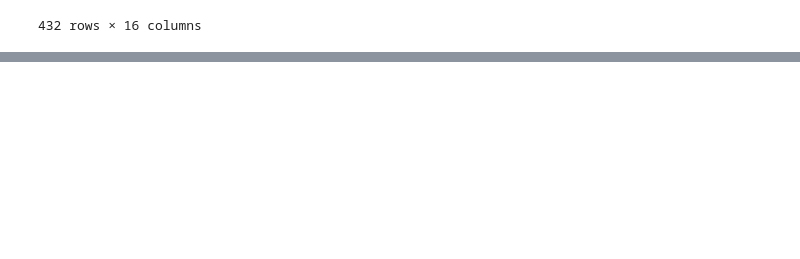
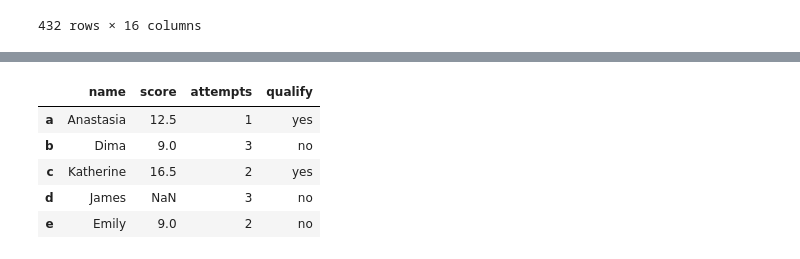
Before and after one commit to tyleer1000/Data-Analysis-With-Python, a Jupyter notebook: Practice3 24.ipynb, the cells around one changed output, grey strips where cells are left out. Saved outputs shown, nothing was run; the diff lists cells and outputs as text; code cells hidden in the pictures; blank space fills up the shorter version.

```diff
--- a/Practice3 24.ipynb
+++ b/Practice3 24.ipynb
@@ -100,0 +138,18 @@ ValueError: Columns must be same length as key
+# %%
+import numpy as np
+
+exam_data = {'name': ['Anastasia', 'Dima', 'Katherine', 'James', 'Emily', 'Michael', 'Matthew', 'Laura', 'Kevin', 'Jonas'],
+'score': [12.5, 9, 16.5, np.nan, 9, 20, 14.5, np.nan, 8, 19],
+'attempts': [1, 3, 2, 3, 2, 3, 1, 1, 2, 1],
+'qualify': ['yes', 'no', 'yes', 'no', 'no', 'yes', 'yes', 'no', 'no', 'yes']}
+labels = ['a', 'b', 'c', 'd', 'e', 'f', 'g', 'h', 'i', 'j']
+
+exam_data = pd.DataFrame(exam_data, index=labels)
+exam_data.head()
+# %% [output]
+|  | name | score | attempts | qualify |
+| a | Anastasia | 12.5 | 1 | yes |
+| b | Dima | 9.0 | 3 | no |
+| c | Katherine | 16.5 | 2 | yes |
+| d | James | NaN | 3 | no |
+| e | Emily | 9.0 | 2 | no |
```
Also changed, not shown: parts of 6 cells of this notebook.
